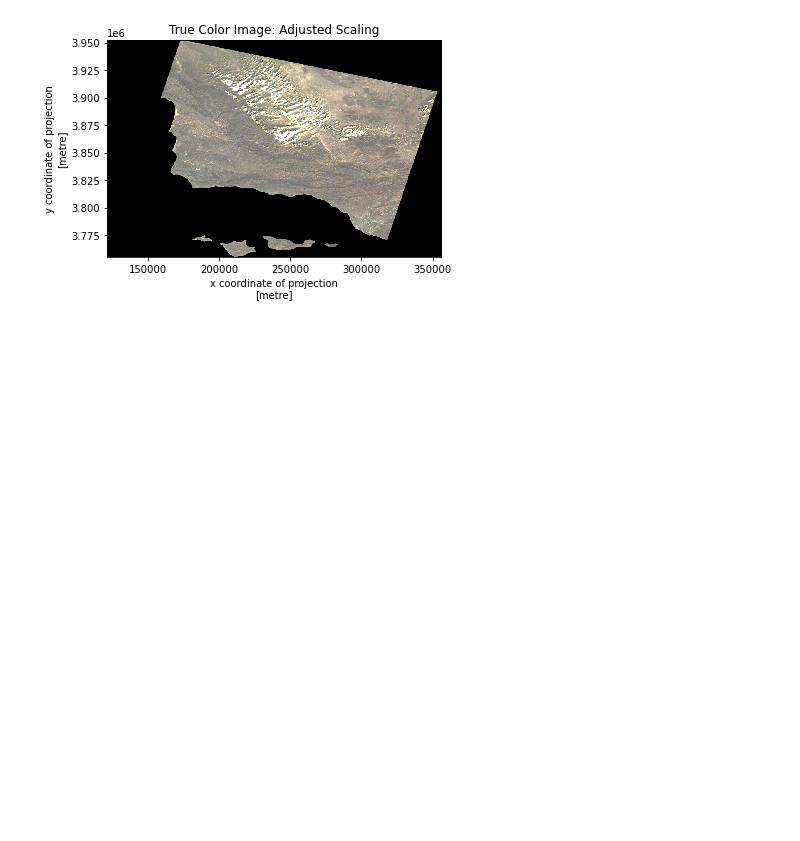
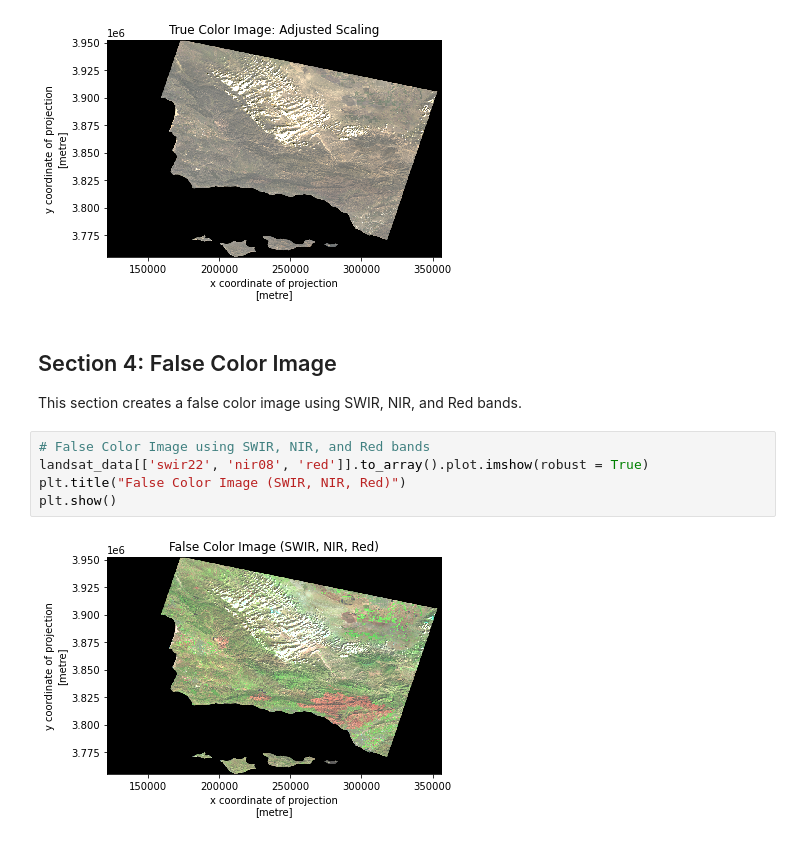
Before and after one commit to takeenshamloo/eds220-hwk4, a Jupyter notebook: hwk4-task2-false-color-SHAMLOO.ipynb, the cells around one changed output. Cells and saved outputs as stored; diff of their text form; blank space fills up the shorter version.

Commit message:
Completed Section 4: False Color Image

```diff
--- a/hwk4-task2-false-color-SHAMLOO.ipynb
+++ b/hwk4-task2-false-color-SHAMLOO.ipynb
@@ -90,3 +90,14 @@ plt.show()
 Clipping input data to the valid range for imshow with RGB data ([0..1] for floats or [0..255] for integers).
 [figure]
 [figure]
+# %% [markdown]
+## Section 4: False Color Image
+
+This section creates a false color image using SWIR, NIR, and Red bands.
+# %%
+# False Color Image using SWIR, NIR, and Red bands
+landsat_data[['swir22', 'nir08', 'red']].to_array().plot.imshow(robust = True)
+plt.title("False Color Image (SWIR, NIR, Red)")
+plt.show()
+# %% [output]
+[figure, added]
```
